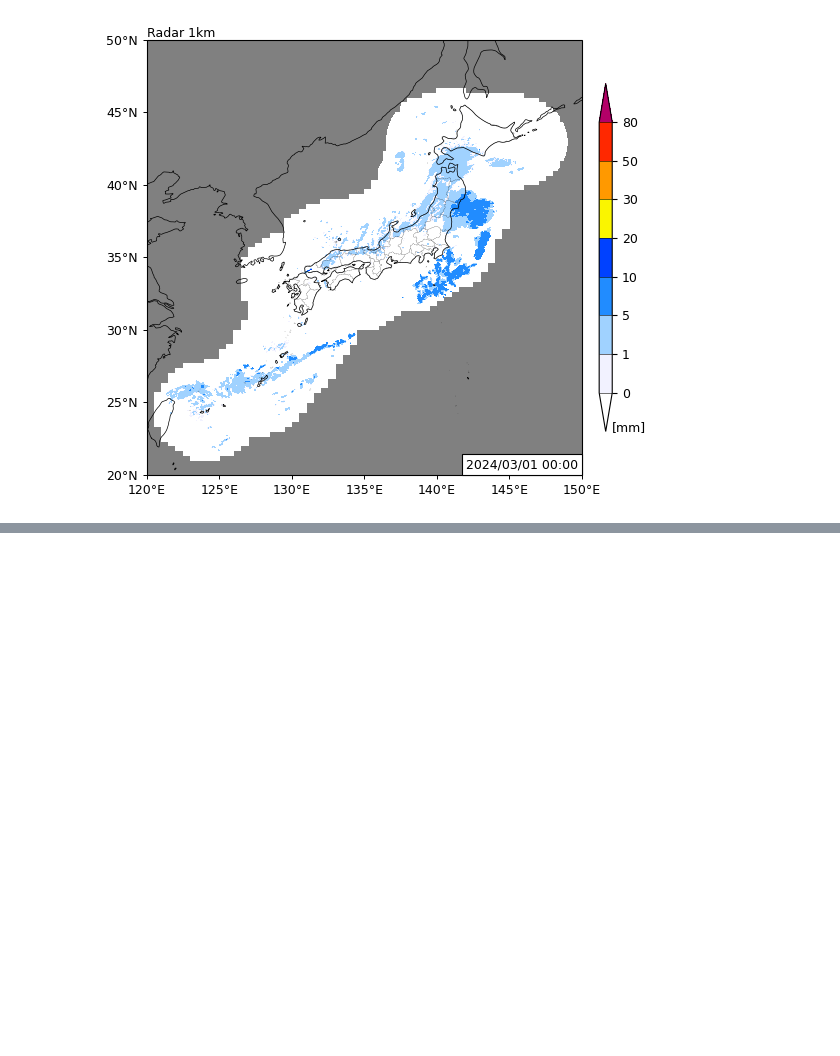
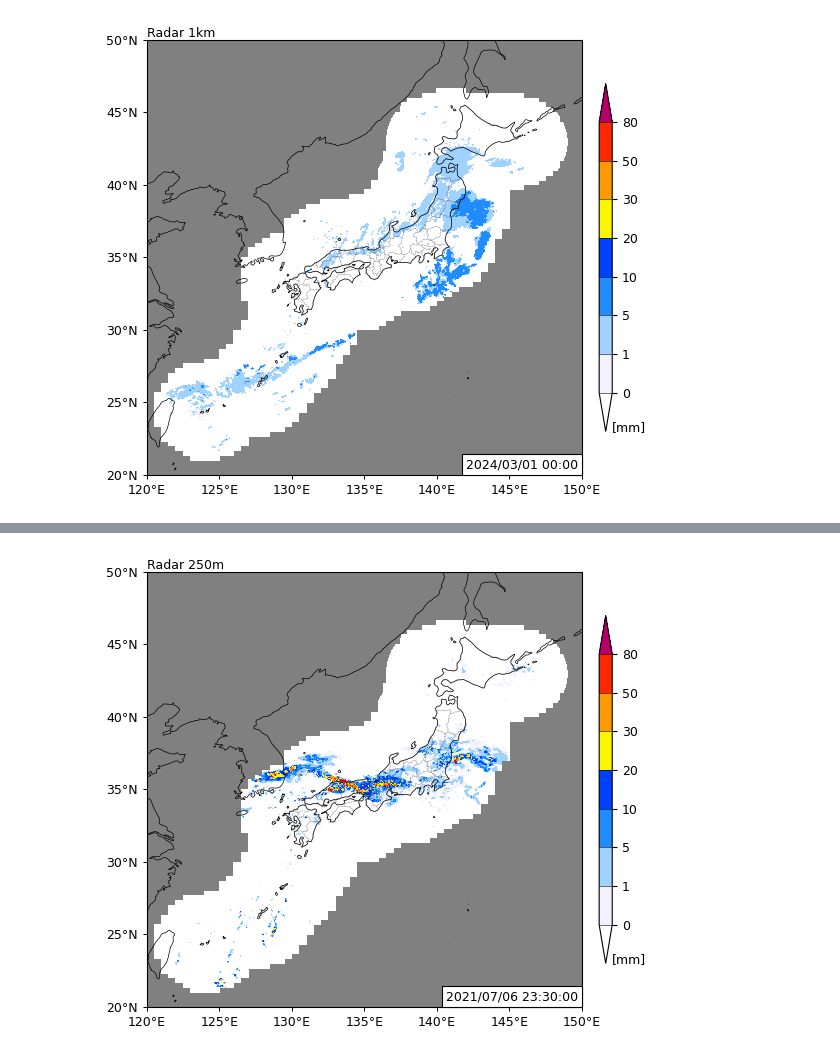
Before and after one commit to muchojp/NakaMetPy, a Jupyter notebook: wiki/util.ipynb, the cells around one changed output, grey strips where cells are left out. Cells and saved outputs as stored; diff of their text form; code cells hidden in the pictures; blank space fills up the shorter version.

```diff
--- a/wiki/util.ipynb
+++ b/wiki/util.ipynb
@@ -98,0 +102,94 @@ plt.show()
+# %%
+import numpy as np
+import cartopy.crs as ccrs
+from cartopy.mpl.ticker import LongitudeFormatter, LatitudeFormatter
+import cartopy.io.shapereader as shapereader
+import matplotlib.pyplot as plt
+from matplotlib.offsetbox import AnchoredText
+from matplotlib.colors import BoundaryNorm
+from nakametpy.cmaps import jma_list_9lev
+from nakametpy.util import (
+  load_jmara250m_grib2, get_jmara_lat, get_jmara_lon
+)
+
+%matplotlib inline
+
+fontsize = 9
+region = [120, 150, 20, 50]
+cmp = jma_list_9lev
+
+cbar_ticks = np.array([0, 1, 5, 10, 20, 30, 50, 80])
+norm = BoundaryNorm(cbar_ticks, cmp.N, extend='both')
+
+shpfilename = shapereader.natural_earth(resolution='10m',
+                                        category='cultural',
+                                        name='admin_1_states_provinces')
+
+
+radar_0250, radar_1000 = load_jmara250m_grib2("../tests/data/util/load_jmara250m_grib2/Z__C_RJTD_20210706233000_RDR_GPV_Ggis0p25km_Pri60lv_Aper5min_ANAL_grib2.bin")
+lon_0250 = get_jmara_lon(250)  # get 250m mesh longitude array
+lat_0250 = get_jmara_lat(250)  # get 250m mesh latitude array
+lon_1000 = get_jmara_lon(1000) # get 1000m mesh longitude array
+lat_1000 = get_jmara_lat(1000) # get 1000m mesh latitude array
+
+fig = plt.figure(figsize=(6, 6))
+# Generate axes, using Cartopy, drawing coastlines, and adding features
+projection = ccrs.PlateCarree()
+fig.subplots_adjust(right=0.85)
+ax = fig.add_subplot(1, 1, 1, projection=projection)
+ax.coastlines(linewidths=0.5, zorder=2)
+
+# 都道府県境を描く
+provinces = shapereader.Reader(shpfilename).records()
+prefs = filter(lambda province: province.attributes['admin'] == 'Japan', provinces)
+for pref in prefs:
+    geometry = pref.geometry
+    ax.add_geometries([geometry], ccrs.PlateCarree(), linestyle=':', facecolor="none", edgecolor="black", lw=0.2, zorder=2)
+
+# frameの設定をする
+ax.set_facecolor('.5')
+xticks = np.arange(120, 150.1, 5)
+yticks = np.arange(20, 50.1, 5)
+ax.set_xticks(xticks, crs=projection)
+ax.set_yticks(yticks, crs=projection)
+ax.xaxis.set_major_formatter(LongitudeFormatter(zero_direction_label=True))
+ax.yaxis.set_major_formatter(LatitudeFormatter())
+ax.tick_params(direction='out', length=3, width=0.7, colors='k',
+    grid_color='k', grid_alpha=0.5, labelsize=fontsize)
+ax.set_extent(region, crs=projection)
+
+
+# contourfで陰影をプロット
+radar1000_plot = ax.contourf(lon_1000, lat_1000, radar_1000,
+                        transform=projection,
+                        levels=cbar_ticks,
+                        cmap=cmp, norm=norm,
+                        extend='both', corner_mask=False, zorder=1)
+radar0250_plot = ax.contourf(lon_0250, lat_0250, radar_0250,
+                        transform=projection,
+                        levels=cbar_ticks,
+                        cmap=cmp, norm=norm,
+                        extend='both', corner_mask=False, zorder=1)
+
+cax = ax.inset_axes([1.04, 0.1, 0.03, 0.8], transform=ax.transAxes)
+# Add color bar
+cbar = plt.colorbar(radar0250_plot, cax = cax, orientation='vertical',
+                    extendfrac = 'auto',
+                    ticks=cbar_ticks, drawedges=True
+                    )
+
+cbar.ax.tick_params(labelsize=fontsize)
+
+
+text_topleft = AnchoredText('Radar 250m', loc='lower left', prop=dict(size=fontsize), pad=0, borderpad=0., frameon=False,
+                    bbox_to_anchor=(0., 1.), bbox_transform=ax.transAxes)
+ax.add_artist(text_topleft)
+text_time = AnchoredText('2021/07/06 23:30:00', loc='lower right', prop=dict(size=fontsize), pad=0.3, borderpad=0., frameon=True, )
+ax.add_artist(text_time)
+# https://stackoverflow.com/questions/33634522/set-linewidth-and-facecolor-of-an-anchoredoffsetbox
+text_time.patch.set_linewidth(ax.spines['left'].get_linewidth())
+ax.text(1.07, 0.1, '[mm]', fontsize=fontsize, transform=ax.transAxes)
+
+plt.show()
+# %% [output]
+[figure, added]
```
Also changed, not shown: parts of 6 cells of this notebook.
